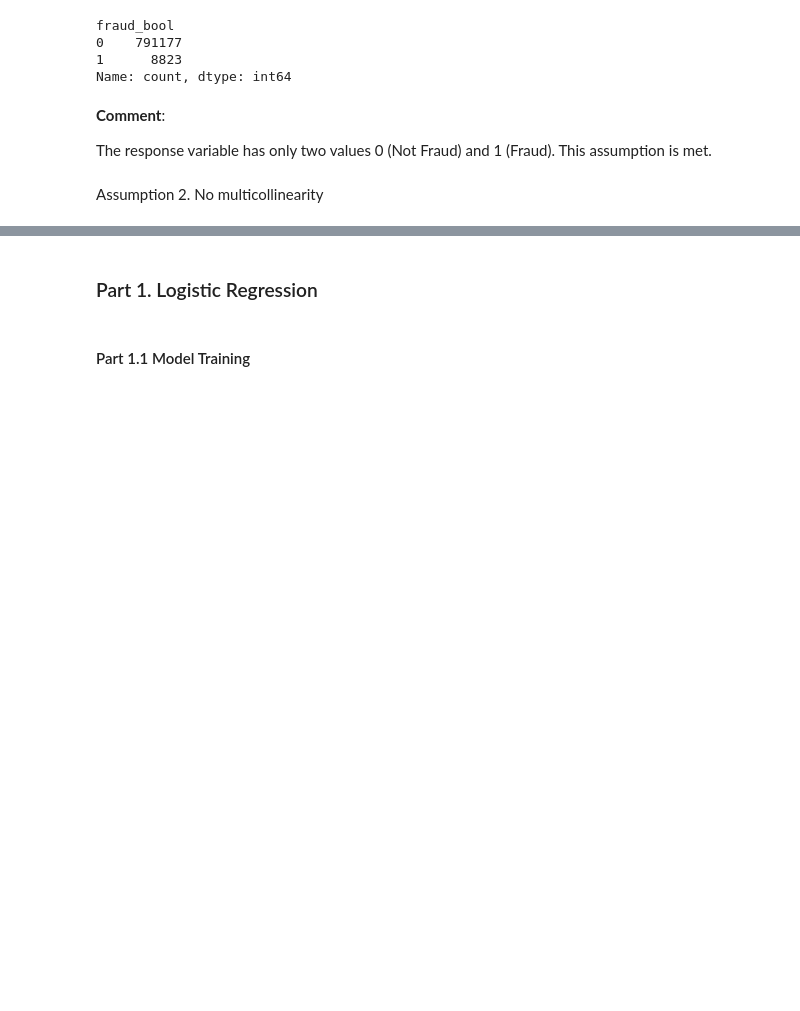
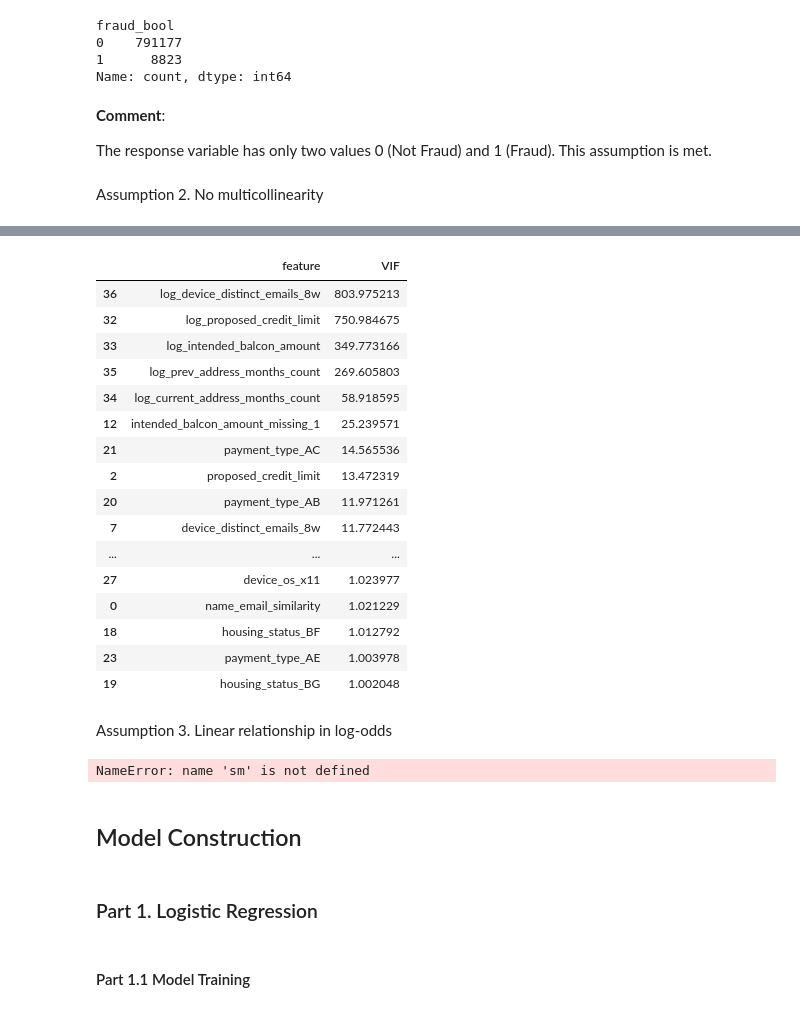
Before and after one commit to mrlizhaozhi/application-fraud-bank-account-opening, a Jupyter notebook: BAF-Fraud-Detection-Models.ipynb, the cells around one changed output, grey strips where cells are left out. Cells and saved outputs as stored; diff of their text form; code cells hidden in the pictures; blank space fills up the shorter version.

```diff
--- a/BAF-Fraud-Detection-Models.ipynb
+++ b/BAF-Fraud-Detection-Models.ipynb
@@ -1449,0 +1515,9 @@ dtype: int64
+# %%
+# log transform the imputed data
+X_train_transform = X_train_imputed.copy()
+
+# select features heavily skewed for log transformation
+log_features = ['proposed_credit_limit', 'intended_balcon_amount', 'current_address_months_count', 'prev_address_months_count', 'device_distinct_emails_8w']
+for variable in log_features:
+    X_train_transform[f'log_{variable}'] = np.log1p(X_train_transform[variable])
+X_train_transform.head()
@@ -1449,0 +1542,6 @@ dtype: int64
+# %%
+# scale the numeric features (this project leaves one-hot encoded categorical features as is)
+X_train_scale = X_train_transform.copy()
+scaler = StandardScaler()
+X_train_scale[base_model_numeric] = scaler.fit_transform(X_train_scale[base_model_numeric])
+X_train_scale.head()
@@ -1469,3 +1618,42 @@ Assumption 2. No multicollinearity
+# %%
+# VIF analysis
+
+vif_df = pd.DataFrame()
+vif_df["feature"] = X_train_scale.columns
+vif_df["VIF"] = [
+    variance_inflation_factor(X_train_scale.values, i)
+    for i in range(X_train_scale.shape[1])
+]
+
+vif_df.sort_values("VIF", ascending=False)
+# %% [output]
+|  | feature | VIF |
+| 36 | log_device_distinct_emails_8w | 803.975213 |
+| 32 | log_proposed_credit_limit | 750.984675 |
+| 33 | log_intended_balcon_amount | 349.773166 |
+| 35 | log_prev_address_months_count | 269.605803 |
+| 34 | log_current_address_months_count | 58.918595 |
+| 12 | intended_balcon_amount_missing_1 | 25.239571 |
+| 21 | payment_type_AC | 14.565536 |
+| 2 | proposed_credit_limit | 13.472319 |
+| 20 | payment_type_AB | 11.971261 |
+| 7 | device_distinct_emails_8w | 11.772443 |
+| ... | ... | ... |
+| 27 | device_os_x11 | 1.023977 |
+| 0 | name_email_similarity | 1.021229 |
+| 18 | housing_status_BF | 1.012792 |
+| 23 | payment_type_AE | 1.003978 |
+| 19 | housing_status_BG | 1.002048 |
+# %% [markdown]
+Assumption 3. Linear relationship in log-odds
+# %%
+logit_model = sm.Logit(y_train, sm.add_constant(X_train_scale))
+result = logit_model.fit()
+print(result.summary())
+# %% [output]
+NameError: name 'sm' is not defined
+# %% [markdown]
+## Model Construction
 # %% [markdown]
 ### Part 1. Logistic Regression
 # %% [markdown]
```
Also changed, not shown: parts of 24 cells of this notebook.
